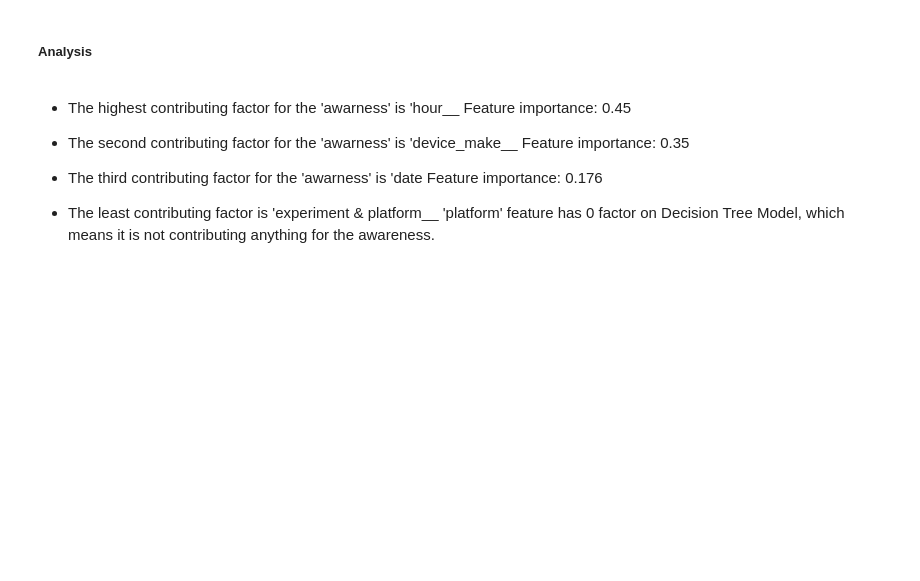
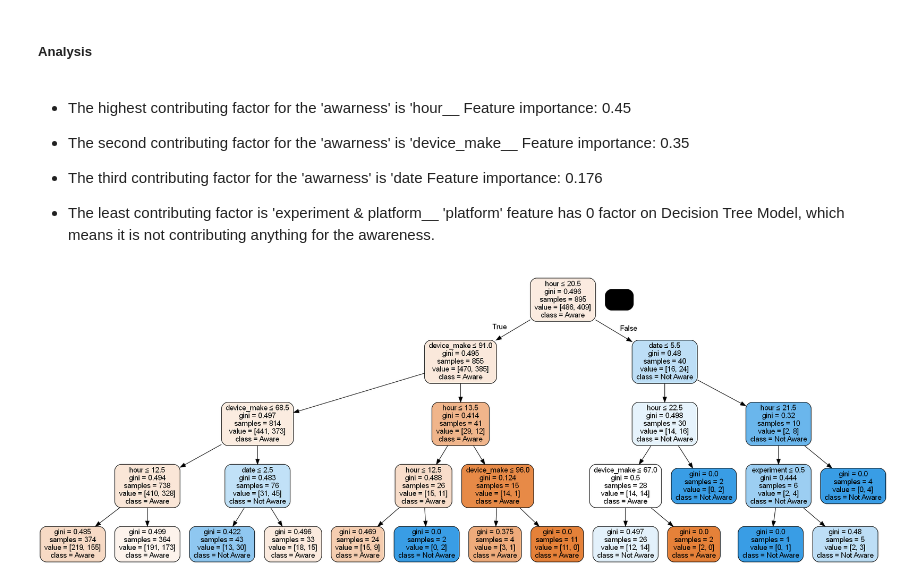
Before and after one commit to 10Academy-B6-W2/Smart-Ads-campaign-performance-analysis, a Jupyter notebook: notebooks/ML_AB_Testing.ipynb, the cells around one changed output. Drawn from its saved outputs; the diff is of its cells as text; code cells hidden in the pictures; blank space fills up the shorter version.

Commit message:
train model using decision tree

```diff
--- a/notebooks/ML_AB_Testing.ipynb
+++ b/notebooks/ML_AB_Testing.ipynb
@@ -479,15 +462,17 @@ decisionTreesModel.get_feature_importance()
 # %%
 dot_data = StringIO()
 
 leaves_parallel=False
 feature_cols = ["experiment", "hour", "date", 'device_make', 'browser']
-out_put_file = "A/TestDecisionTree.dot"
+out_put_file = "AbTestDecisionTree.dot"
 
 dot_data = export_graphviz(clf, out_file=out_put_file,
                 filled=True, rounded=True,
                 special_characters=True, feature_names = feature_cols,class_names=['Aware','Not Aware'])
 
 graph = pydotplus.graphviz.graph_from_dot_file(out_put_file)
 graph.write_png('AbTestDecisionTree.png')
 
 Image(graph.create_png())
+# %% [output]
+[figure, added]
```
Also changed, not shown: parts of 5 cells of this notebook, 2 other files.
